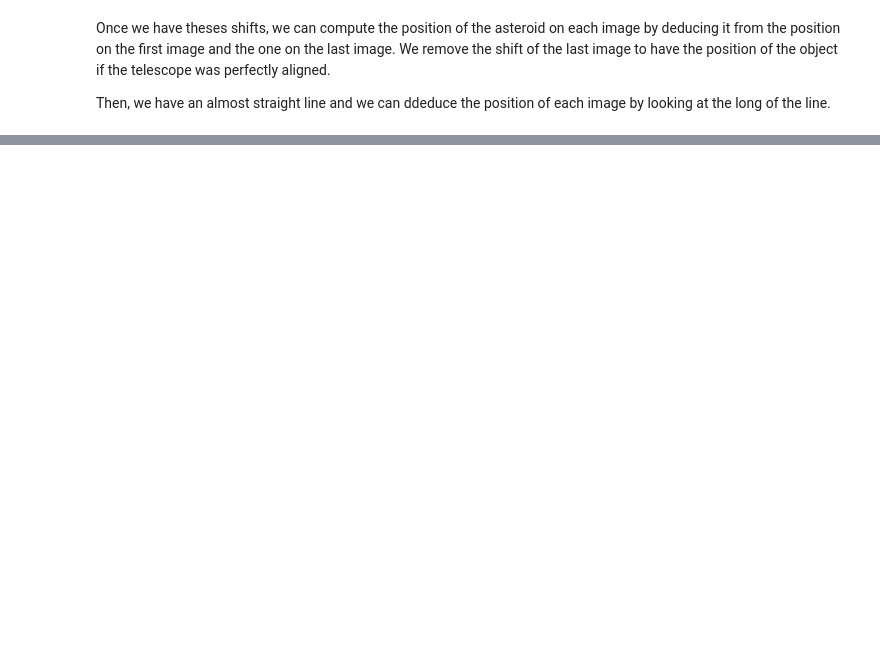
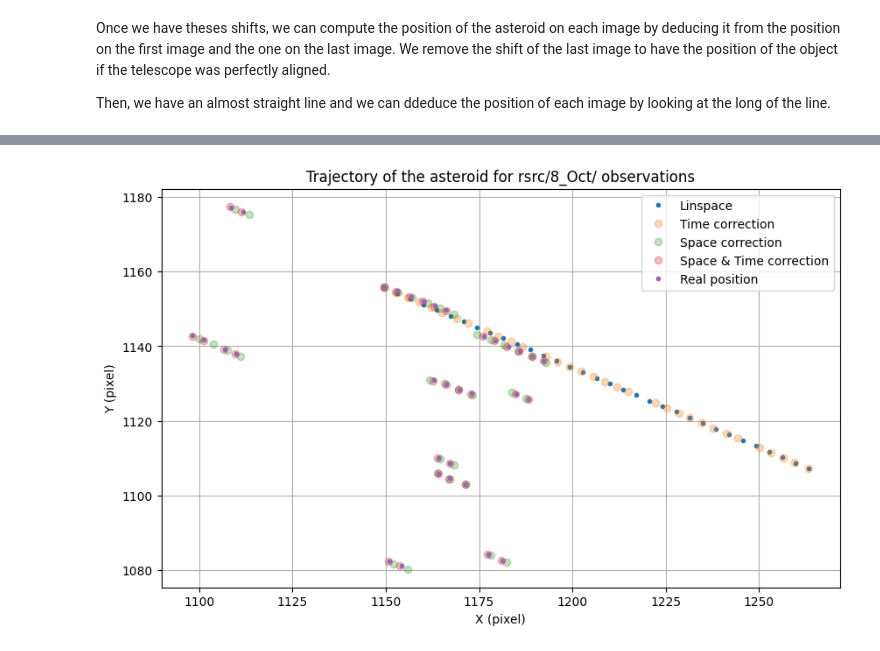
Before and after one commit to LeiRoF/M2-Kuiper-Belt-Object, a Jupyter notebook: Report.ipynb, the cells around one changed output, grey strips where cells are left out. Saved outputs shown, nothing was run; the diff lists cells and outputs as text; code cells hidden in the pictures; blank space fills up the shorter version.

```diff
--- a/Report.ipynb
+++ b/Report.ipynb
@@ -133,0 +288,17 @@ Asteroïd location:
+# %%
+fig = plt.figure(figsize=(10,10))
+ax = fig.add_subplot(111)
+ax.plot(linspace_X, linspace_Y, ".", label="Linspace")
+ax.plot(time_correction_X, time_correction_Y, "o", label="Time correction", alpha=0.3)
+ax.plot(space_correction_X, space_correction_Y, "o", label="Space correction", alpha=0.3)
+ax.plot(predicted_object_pos[:,0], predicted_object_pos[:,1], "o", label="Space & Time correction", alpha=0.3)
+ax.plot(real_object_pos[:,0], real_object_pos[:,1], ".", label="Real position")
+ax.legend()
+ax.grid()
+ax.set_aspect('equal')
+ax.set_xlabel("X (pixel)")
+ax.set_ylabel("Y (pixel)")
+ax.set_title(f"Trajectory of the asteroid for {PARENT_PATH} observations")
+plt.show()
+# %% [output]
+[figure, added]
```
Also changed, not shown: parts of 23 cells of this notebook, 8 other files.
